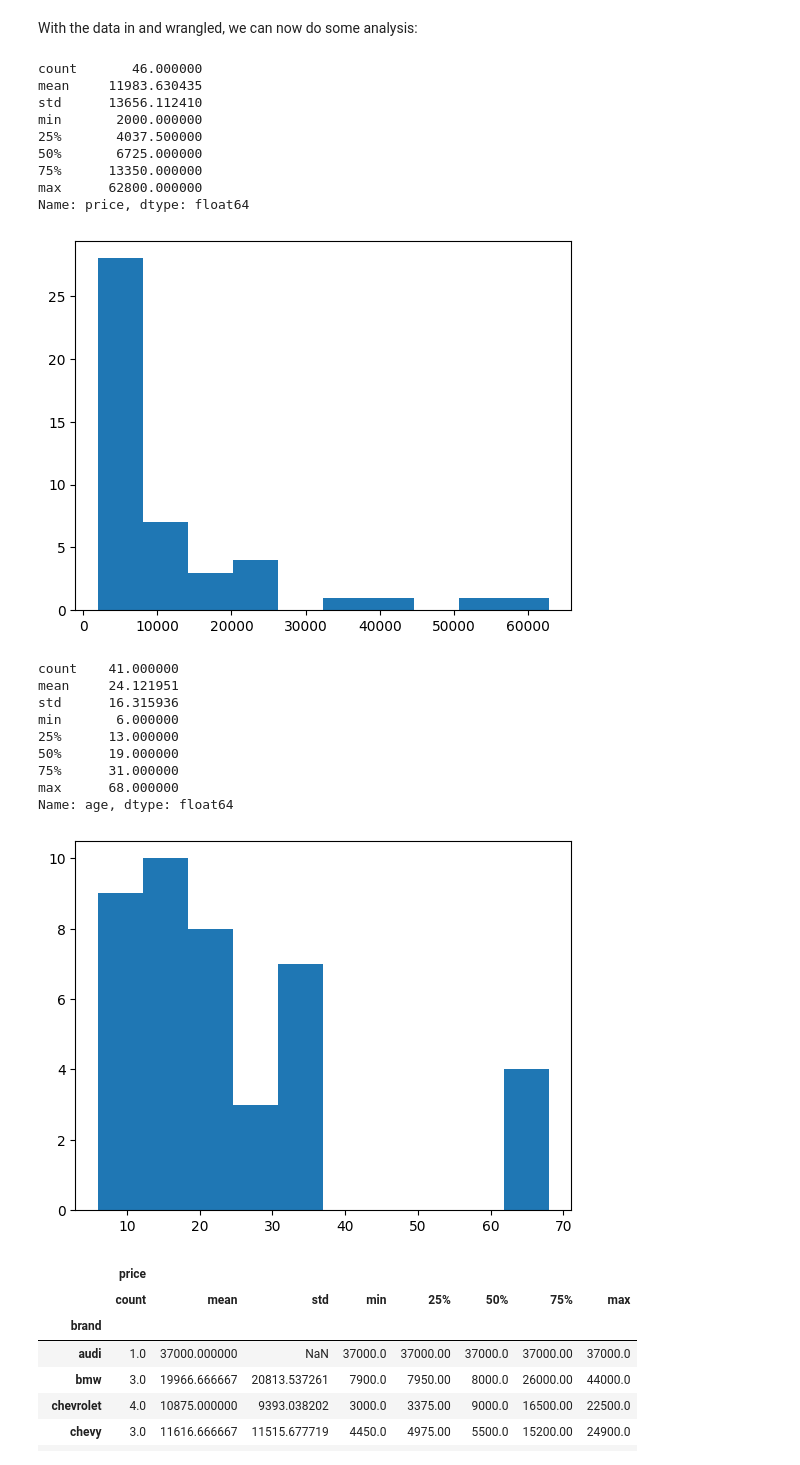
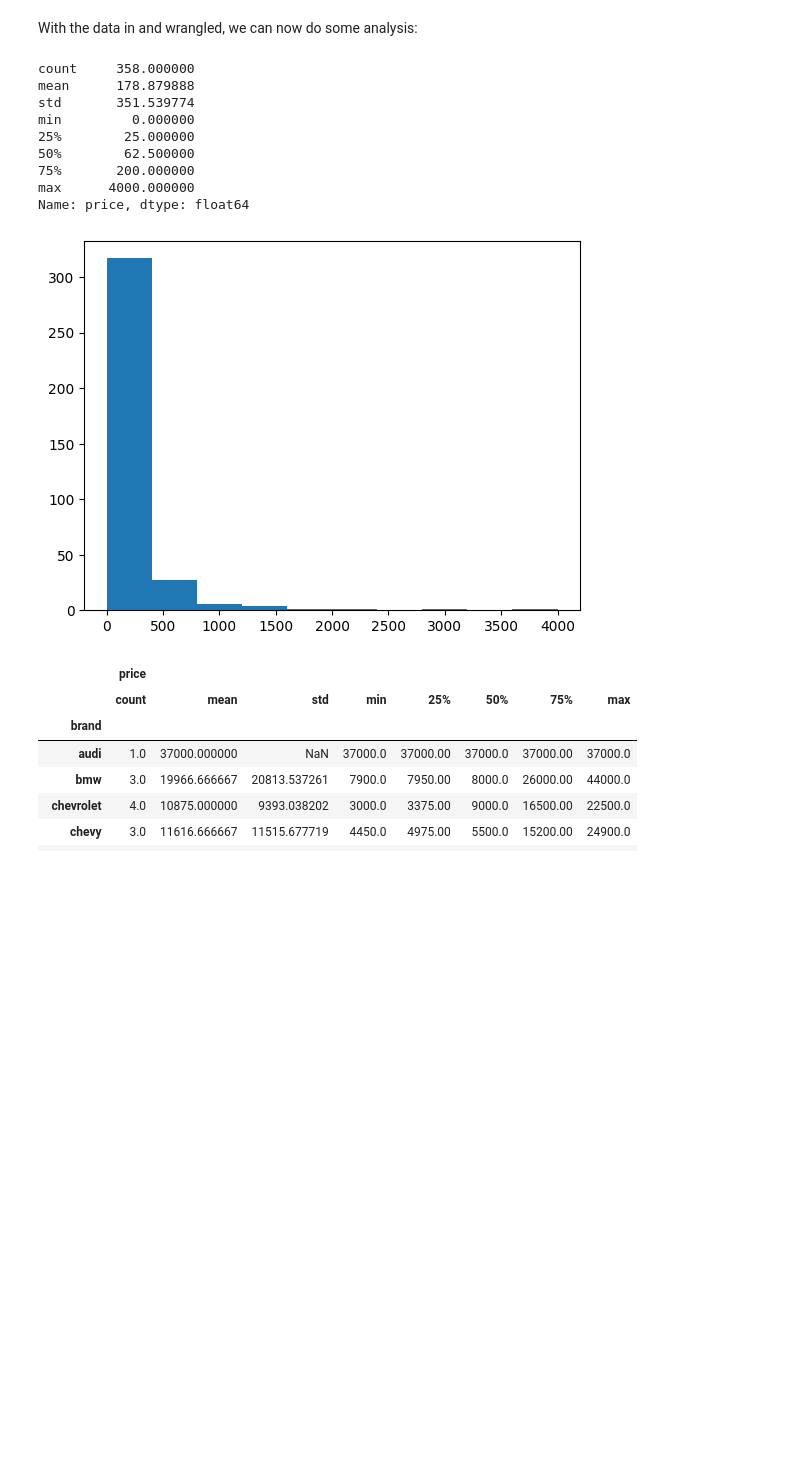
Before and after one commit to allyoshea/wrangling, a Jupyter notebook: lab/lab.ipynb, the cells around one changed output. Cells and saved outputs as stored; diff of their text form; code cells hidden in the pictures; blank space fills up the shorter version.

```diff
--- a/lab/lab.ipynb
+++ b/lab/lab.ipynb
@@ -33,7 +35,7 @@ import seaborn as sns
 import requests # Page requests
 
 header = {'User-Agent': 'Mozilla/5.0 (Windows NT 10.0; Win64; x64; rv:124.0) Gecko/20100101 Firefox/124.0'} # How we wish to appear to CL
-url = 'https://charlottesville.craigslist.org/search/cta?purveyor=owner#search=1~gallery~0~0' # The page we want to scrape
+url = 'https://charlottesville.craigslist.org/search/fua#search=2~gallery~0'  # The page we want to scrape
 raw = requests.get(url,headers=header) # Get page
 # %% [markdown]
 Now that we have that particular page available locally, we want to **parse** it and get results from it. To do that, we can use a package called `beautifulSoup` or `bs4`.
@@ -106,12 +129,19 @@ With the data scraped from Craigslist, we can put it in a dataframe and wrangle
 # %%
 ## Wrangle the data
 df = pd.DataFrame.from_dict(data)
+
+# Clean price (same as professor)
 df['price'] = df['price'].str.replace('$','')
 df['price'] = df['price'].str.replace(',','')
-df['price'] = pd.to_numeric(df['price'],errors='coerce')
-df['year'] = pd.to_numeric(df['year'],errors='coerce')
-df['age'] = 2025-df['year']
+df['price'] = pd.to_numeric(df['price'], errors='coerce')
+
+# Clean bedrooms (convert to numeric, similar to year)
+#df['bedrooms'] = pd.to_numeric(df['bedrooms'], errors='coerce')
+
+# You could create a new variable like price per bedroom
+#df['price_per_bedroom'] = df['price'] / df['bedrooms']
+
 print(df.shape)
-df.to_csv('./src/craigslist_cville_cars.csv') # Save data in case of a disaster
+df.to_csv('./craigslist_cville_furniture.csv')  # Save data
 df.head()
 # %% [output]
@@ -127,31 +157,18 @@ With the data in and wrangled, we can now do some analysis:
 # %%
 print(df['price'].describe())
 df['price'].hist(grid=False)
 plt.show()
-print(df['age'].describe())
-df['age'].hist(grid=False)
-plt.show()
 # %% [output]
-count       46.000000
-mean     11983.630435
-std      13656.112410
-min       2000.000000
-25%       4037.500000
-50%       6725.000000
-75%      13350.000000
-max      62800.000000
+count     358.000000
+mean      178.879888
+std       351.539774
+min         0.000000
+25%        25.000000
+50%        62.500000
+75%       200.000000
+max      4000.000000
 Name: price, dtype: float64
-[figure, old version]
+[figure, new version]
-count    41.000000
-mean     24.121951
-std      16.315936
-min       6.000000
-25%      13.000000
-50%      19.000000
-75%      31.000000
-max      68.000000
-Name: age, dtype: float64
-[figure, removed]
 # %%
 # Price by brand:
 df.loc[:,['price','brand']].groupby('brand').describe()
```
Also changed, not shown: parts of 4 cells of this notebook.
